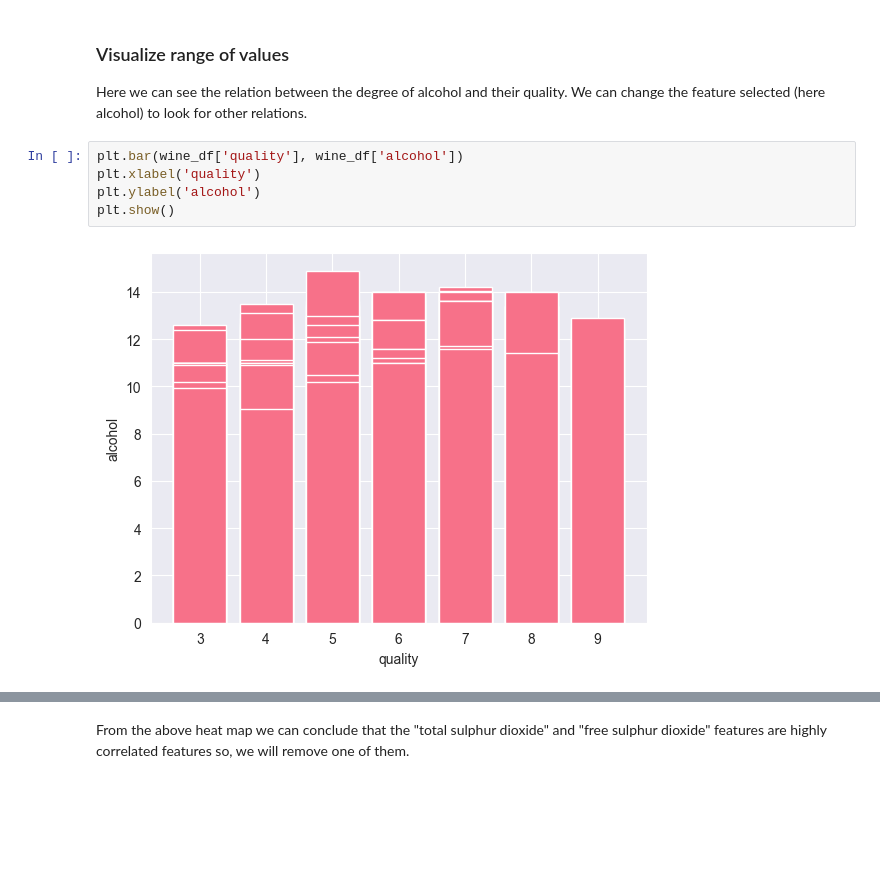
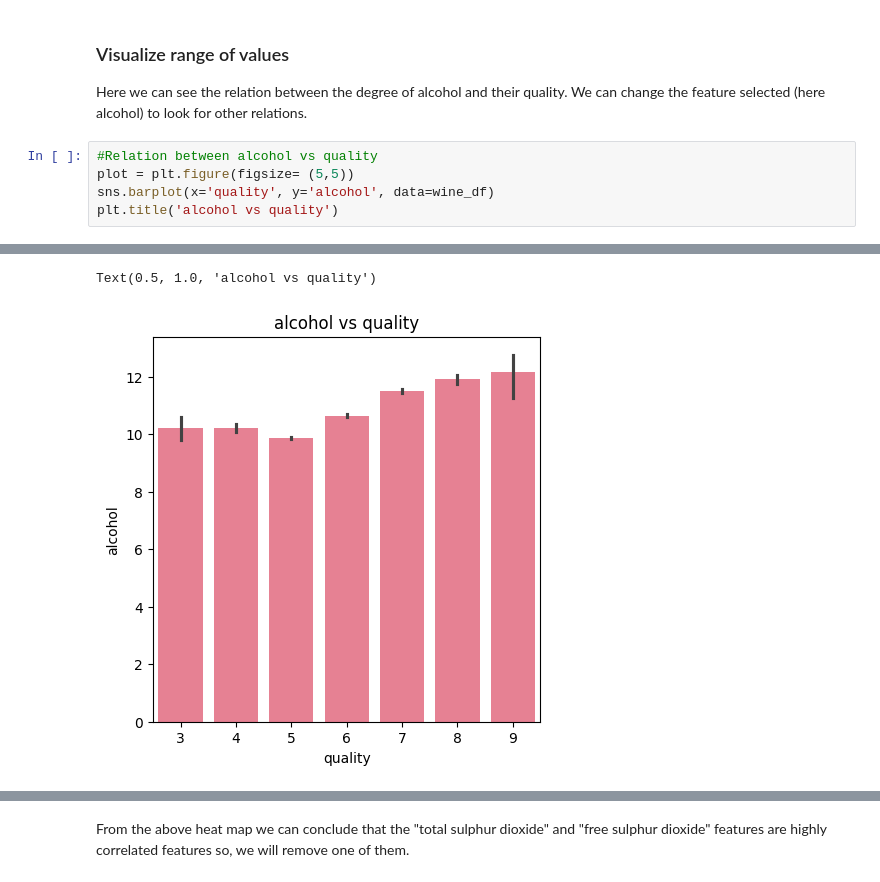
Before and after one commit to Epoxyra/id2223_lab1_wine, a Jupyter notebook: wine-eda-and-backfill-feature-group.ipynb, the cells around one changed output, grey strips where cells are left out. Saved outputs shown, nothing was run; the diff lists cells and outputs as text; blank space fills up the shorter version.

```diff
--- a/wine-eda-and-backfill-feature-group.ipynb
+++ b/wine-eda-and-backfill-feature-group.ipynb
@@ -88,10 +113,9 @@ plt.show()
 # %% [markdown]
 ### Visualize range of values
 Here we can see the relation between the degree of alcohol and their quality. We can change the feature selected (here alcohol) to look for other relations.
-# %%
-plt.bar(wine_df['quality'], wine_df['alcohol'])
-plt.xlabel('quality')
-plt.ylabel('alcohol')
-plt.show()
-# %% [output]
-[figure, removed]
+# %%
+#Relation between alcohol vs quality
+plot = plt.figure(figsize= (5,5))
+sns.barplot(x='quality', y='alcohol', data=wine_df)
+plt.title('alcohol vs quality')
+# %% [output]
@@ -97,0 +124,2 @@ plt.show()
+Text(0.5, 1.0, 'alcohol vs quality')
+[figure, added]
```
Also changed, not shown: parts of 16 cells of this notebook, 1 other file.
